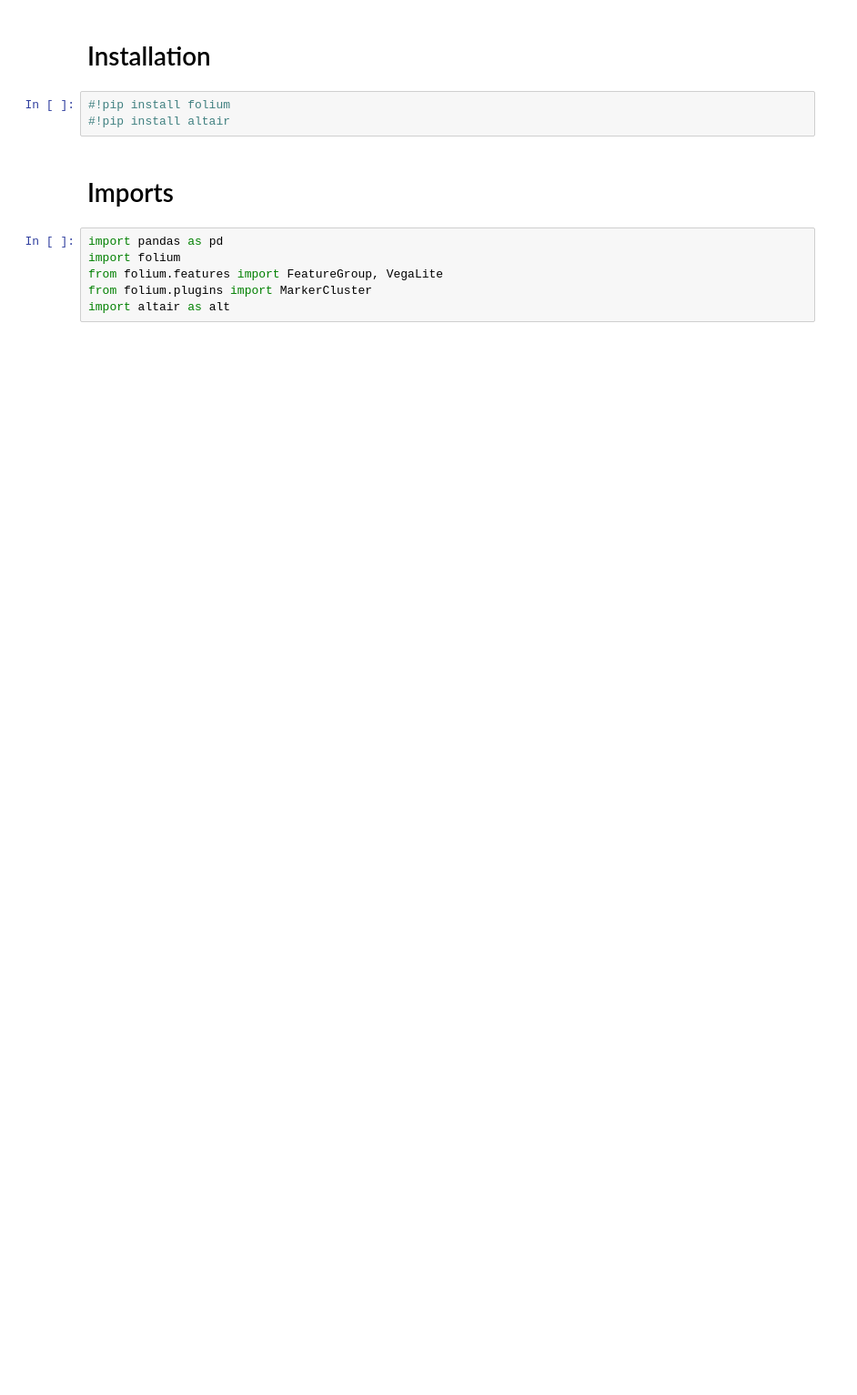
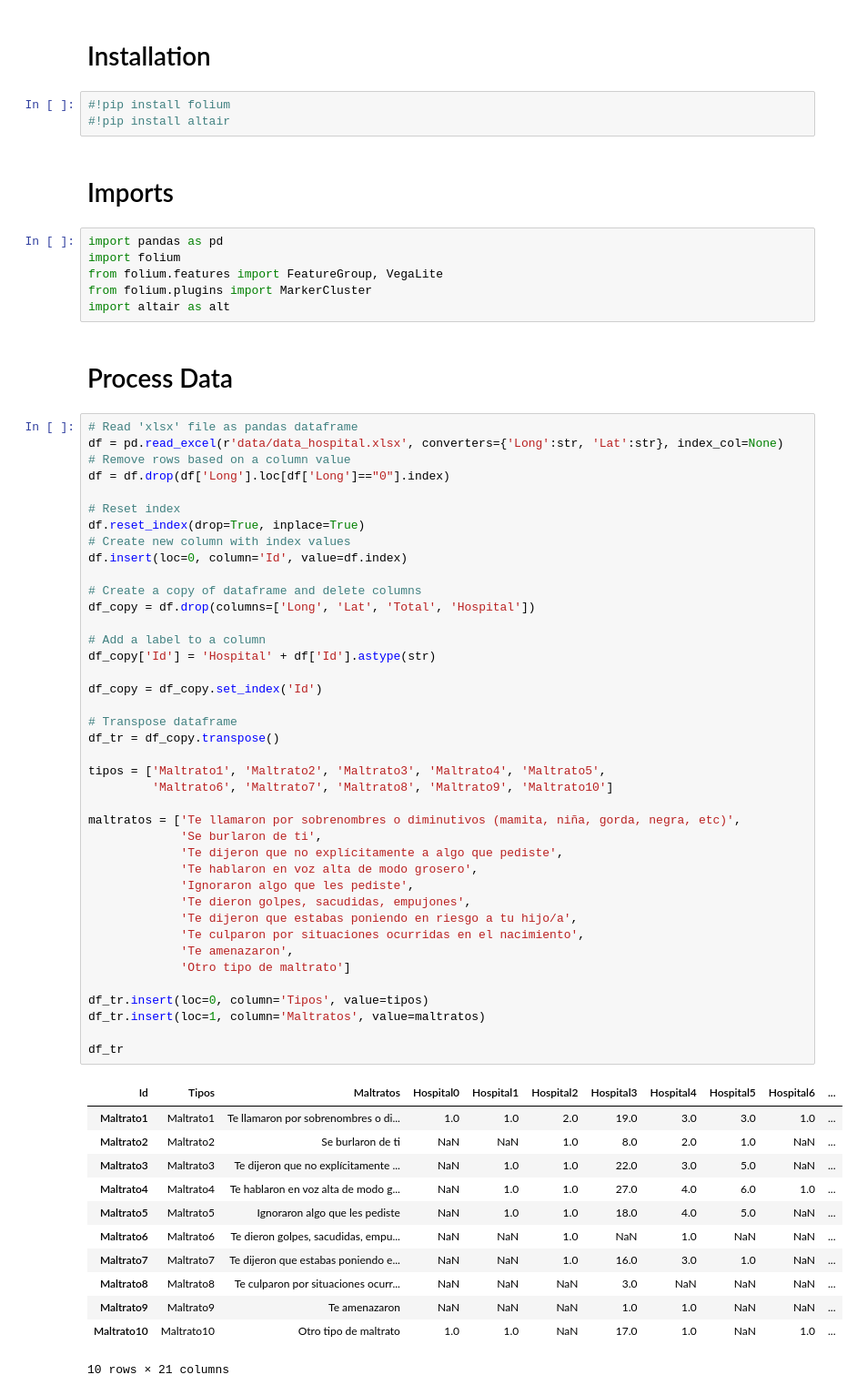
Before and after one commit to DataCritica/violencia-obstetrica-cuba, a Jupyter notebook: mapa_hospitales.ipynb, the cells around one changed output. Shown at 91% size. Drawn from its saved outputs; the diff is of its cells as text; blank space fills up the shorter version.

```diff
--- a/mapa_hospitales.ipynb
+++ b/mapa_hospitales.ipynb
@@ -11,4 +11,59 @@ import folium
 from folium.features import FeatureGroup, VegaLite
 from folium.plugins import MarkerCluster
 import altair as alt
+# %% [markdown]
+# Process Data
+# %%
+# Read 'xlsx' file as pandas dataframe
+df = pd.read_excel(r'data/data_hospital.xlsx', converters={'Long':str, 'Lat':str}, index_col=None)
+# Remove rows based on a column value
+df = df.drop(df['Long'].loc[df['Long']=="0"].index)
+
+# Reset index
+df.reset_index(drop=True, inplace=True)
+# Create new column with index values
+df.insert(loc=0, column='Id', value=df.index)
+
+# Create a copy of dataframe and delete columns
+df_copy = df.drop(columns=['Long', 'Lat', 'Total', 'Hospital'])
+
+# Add a label to a column
+df_copy['Id'] = 'Hospital' + df['Id'].astype(str)
+
+df_copy = df_copy.set_index('Id')
+
+# Transpose dataframe
+df_tr = df_copy.transpose()
+
+tipos = ['Maltrato1', 'Maltrato2', 'Maltrato3', 'Maltrato4', 'Maltrato5',
+         'Maltrato6', 'Maltrato7', 'Maltrato8', 'Maltrato9', 'Maltrato10']
+
+maltratos = ['Te llamaron por sobrenombres o diminutivos (mamita, niña, gorda, negra, etc)',
+             'Se burlaron de ti',
+             'Te dijeron que no explícitamente a algo que pediste',
+             'Te hablaron en voz alta de modo grosero',
+             'Ignoraron algo que les pediste',
+             'Te dieron golpes, sacudidas, empujones',
+             'Te dijeron que estabas poniendo en riesgo a tu hijo/a',
+             'Te culparon por situaciones ocurridas en el nacimiento',
+             'Te amenazaron',
+             'Otro tipo de maltrato']
+
+df_tr.insert(loc=0, column='Tipos', value=tipos)
+df_tr.insert(loc=1, column='Maltratos', value=maltratos)
+
+df_tr
+# %% [output]
+| Id | Tipos | Maltratos | Hospital0 | Hospital1 | Hospital2 | Hospital3 | Hospital4 | Hospital5 | Hospital6 | ... |
+| Maltrato1 | Maltrato1 | Te llamaron por sobrenombres o di... | 1.0 | 1.0 | 2.0 | 19.0 | 3.0 | 3.0 | 1.0 | ... |
+| Maltrato2 | Maltrato2 | Se burlaron de ti | NaN | NaN | 1.0 | 8.0 | 2.0 | 1.0 | NaN | ... |
+| Maltrato3 | Maltrato3 | Te dijeron que no explícitamente ... | NaN | 1.0 | 1.0 | 22.0 | 3.0 | 5.0 | NaN | ... |
+| Maltrato4 | Maltrato4 | Te hablaron en voz alta de modo g... | NaN | 1.0 | 1.0 | 27.0 | 4.0 | 6.0 | 1.0 | ... |
+| Maltrato5 | Maltrato5 | Ignoraron algo que les pediste | NaN | 1.0 | 1.0 | 18.0 | 4.0 | 5.0 | NaN | ... |
+| Maltrato6 | Maltrato6 | Te dieron golpes, sacudidas, empu... | NaN | NaN | 1.0 | NaN | 1.0 | NaN | NaN | ... |
+| Maltrato7 | Maltrato7 | Te dijeron que estabas poniendo e... | NaN | NaN | 1.0 | 16.0 | 3.0 | 1.0 | NaN | ... |
+| Maltrato8 | Maltrato8 | Te culparon por situaciones ocurr... | NaN | NaN | NaN | 3.0 | NaN | NaN | NaN | ... |
+| Maltrato9 | Maltrato9 | Te amenazaron | NaN | NaN | NaN | 1.0 | 1.0 | NaN | NaN | ... |
+| Maltrato10 | Maltrato10 | Otro tipo de maltrato | 1.0 | 1.0 | NaN | 17.0 | 1.0 | NaN | 1.0 | ... |
+10 rows × 21 columns
 # %% [markdown]
```
Also changed, not shown: parts of 6 cells of this notebook.
